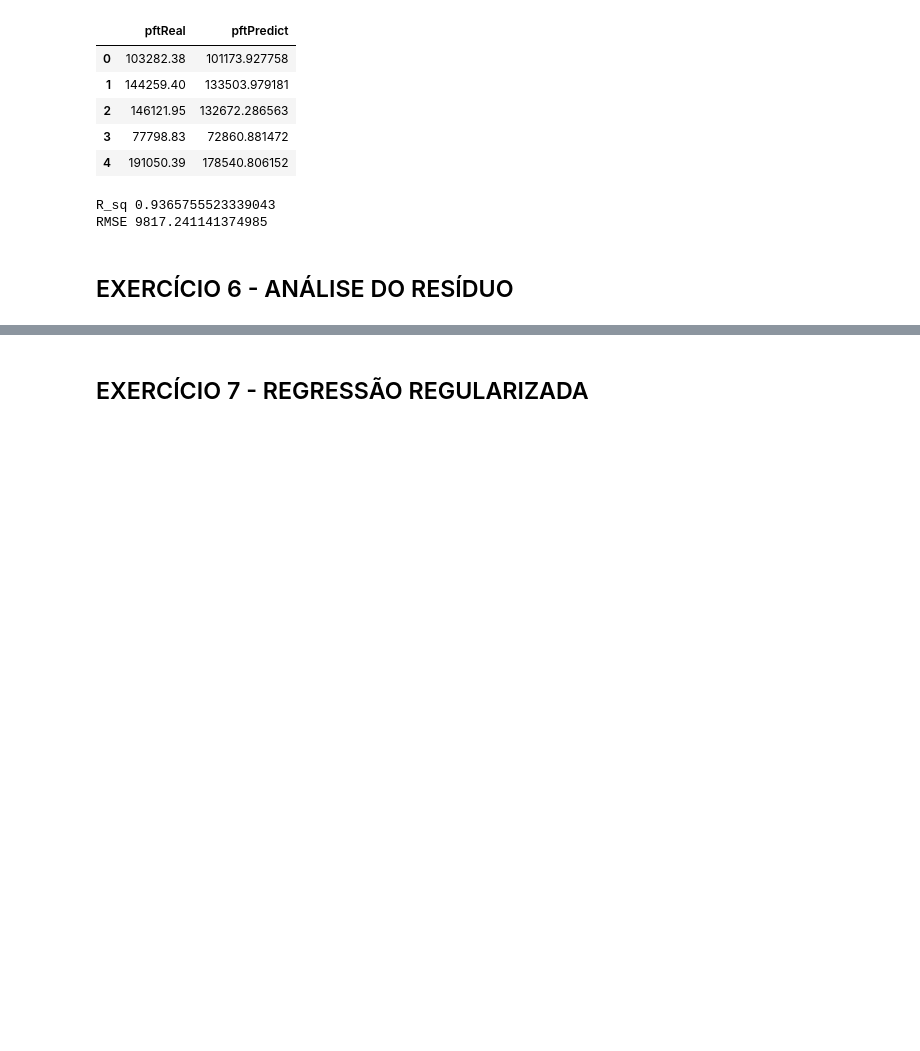
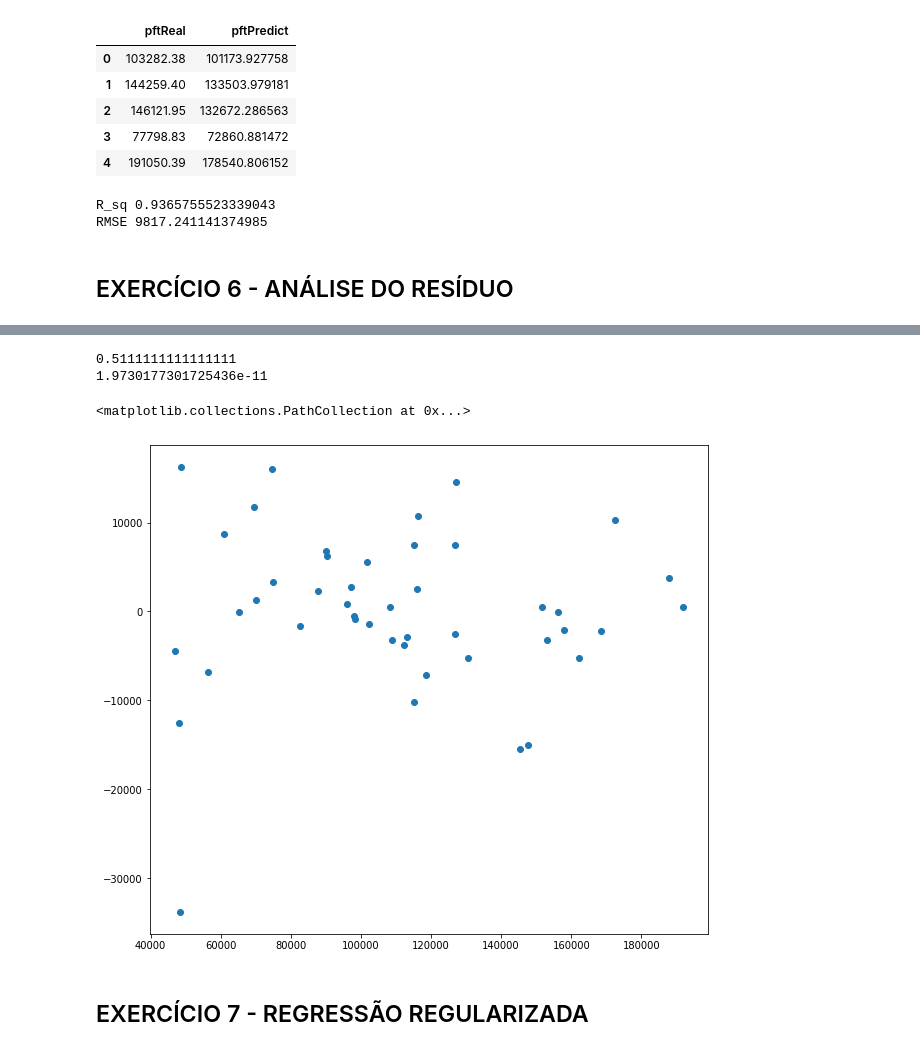
Before and after one commit to abakashi/dinamica_dex04_day05, a Jupyter notebook: Estatistica_avancada_ex.ipynb, the cells around one changed output, grey strips where cells are left out. Drawn from its saved outputs; the diff is of its cells as text; code cells hidden in the pictures; blank space fills up the shorter version.

```diff
--- a/Estatistica_avancada_ex.ipynb
+++ b/Estatistica_avancada_ex.ipynb
@@ -640,2 +665,19 @@ RMSE 9817.241141374985
+# %%
+#Verificação kStat e kPvalue
+
+kStat, kPvalue = sp.stats.kstest(predYTrain['Resíduos'], 'norm')
+
+print(kStat, kPvalue, sep='\n')
+# %% [output]
+0.5111111111111111
+1.9730177301725436e-11
+# %%
+#Homocedasticidade
+fig = plt.figure(figsize=(10,9))
+
+plt.scatter(predYTrain['Previsto'], predYTrain['Resíduos']``)
+# %% [output]
+<matplotlib.collections.PathCollection at 0x...>
+[figure, added]
 # %% [markdown]
 ## EXERCÍCIO 7 - REGRESSÃO REGULARIZADA
```
Also changed, not shown: parts of 8 cells of this notebook.
